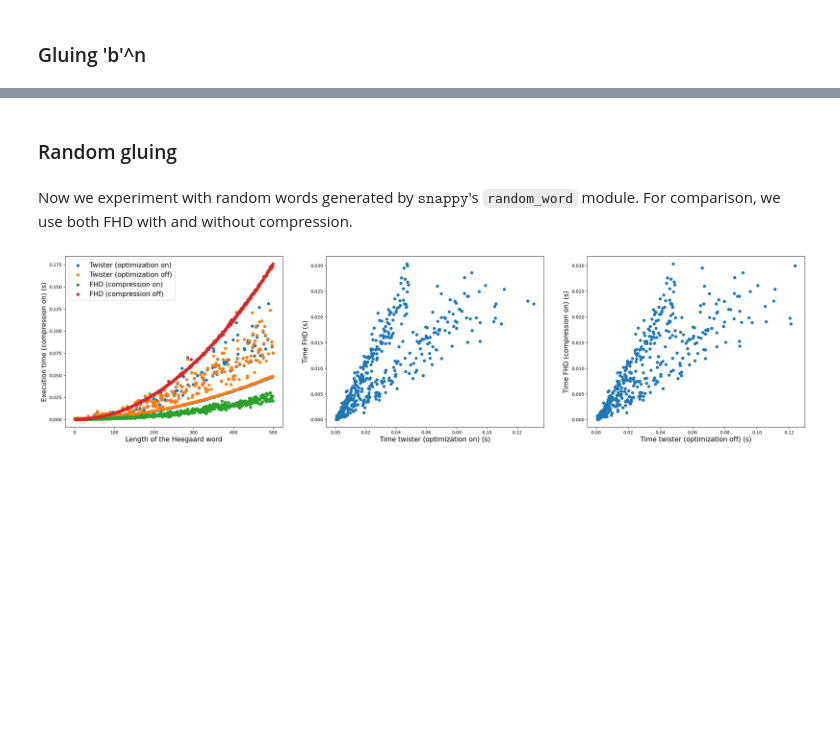
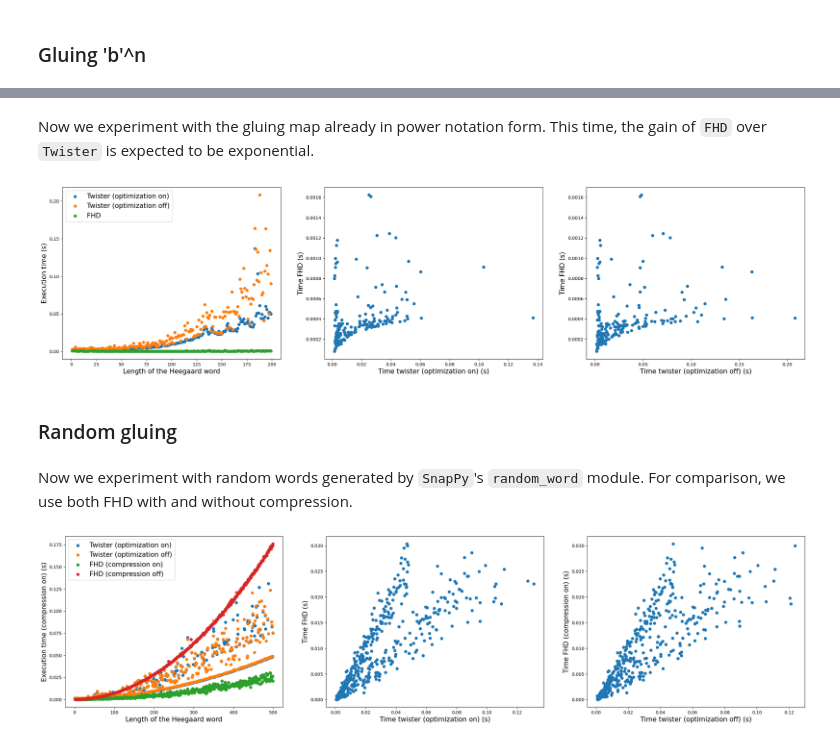
Before and after one commit to HLovisiEnnes/FHDpy, a Jupyter notebook: ExperimentsWithFHD.ipynb, the cells around one changed output, grey strips where cells are left out. Cells and saved outputs as stored; diff of their text form; code cells hidden in the pictures; blank space fills up the shorter version.

```diff
--- a/ExperimentsWithFHD.ipynb
+++ b/ExperimentsWithFHD.ipynb
@@ -194,7 +194,62 @@ plt.show()
+# %% [markdown]
+Now we experiment with the gluing map already in power notation form. This time, the gain of `FHD` over `Twister` is expected to be exponential.
+# %%
+n_max = 200
+
+time_twister = []
+time_twister_no_optimization = []
+time_fhd = []
+
+fhd_diagram = FHD.FHDLong(alpha_curves_standard, alpha_curves_edges, generators_standard, generators_edge)
+
+for n in range(1,n_max):
+    gluing = 'b'*n
+    gluing_compressed = 'b^' + str(n)
+
+    start = time.time()
+    manifold_optimized = torus.splitting(gluing = gluing, handles= 'a*A')
+    manifold_optimized.homology()
+    end = time.time()
+    time_twister.append(end-start)
+
+    start = time.time()
+    manifold_not_optimized = torus.splitting(gluing = gluing, handles= 'a*A', optimize = False)
+    manifold_not_optimized.homology()
+    end = time.time()
+    time_twister_no_optimization.append(end-start)
+
+    start = time.time()
+    fhd_diagram.reset()
+    fhd_diagram.dehn_twist(gluing_compressed, compress = False)
+    fhd_diagram.homology()
+    end = time.time()
+    time_fhd.append(end-start)
+
+
+fig, axs = plt.subplots(1,3, figsize = (30,7))
+
+axs[0].scatter(range(1,n_max), time_twister, label = 'Twister (optimization on)')
+axs[0].scatter(range(1,n_max), time_twister_no_optimization, label = 'Twister (optimization off)')
+axs[0].scatter(range(1,n_max), time_fhd, label = 'FHD')
+axs[0].legend(fontsize = 15)
+axs[0].set_xlabel('Length of the Heegaard word', fontsize = 15)
+axs[0].set_ylabel('Execution time (s)', fontsize = 15)
+
+axs[1].scatter(time_twister, time_fhd)
+axs[1].set_xlabel( 'Time twister (optimization on) (s)', fontsize = 15)
+axs[1].set_ylabel('Time FHD (s)', fontsize = 15)
+
+axs[2].scatter(time_twister_no_optimization, time_fhd)
+axs[2].set_xlabel( 'Time twister (optimization off) (s)', fontsize = 15)
+axs[2].set_ylabel('Time FHD (s)', fontsize = 15)
+
+plt.show()
+# %% [output]
+[figure, added]
 # %% [markdown]
 ### Random gluing
 # %% [markdown]
-Now we experiment with random words generated by $\texttt{snappy}$'s `random_word` module. For comparison, we use both FHD with and without compression.
+Now we experiment with random words generated by `SnapPy`'s `random_word` module. For comparison, we use both FHD with and without compression.
 # %%
 n_max = 500
 
```
Also changed, not shown: parts of 13 cells of this notebook.
